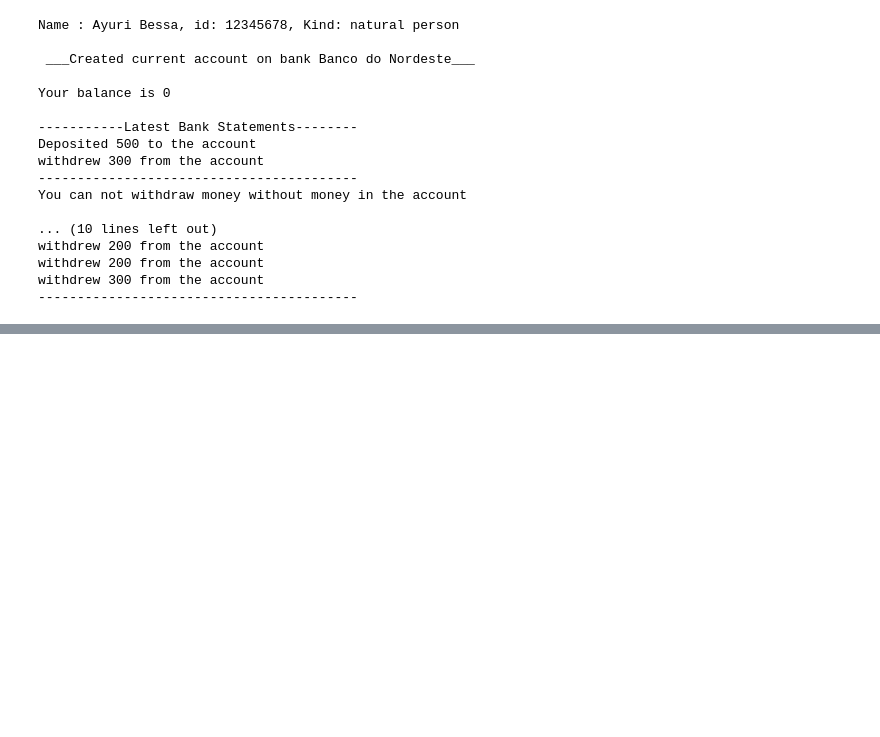
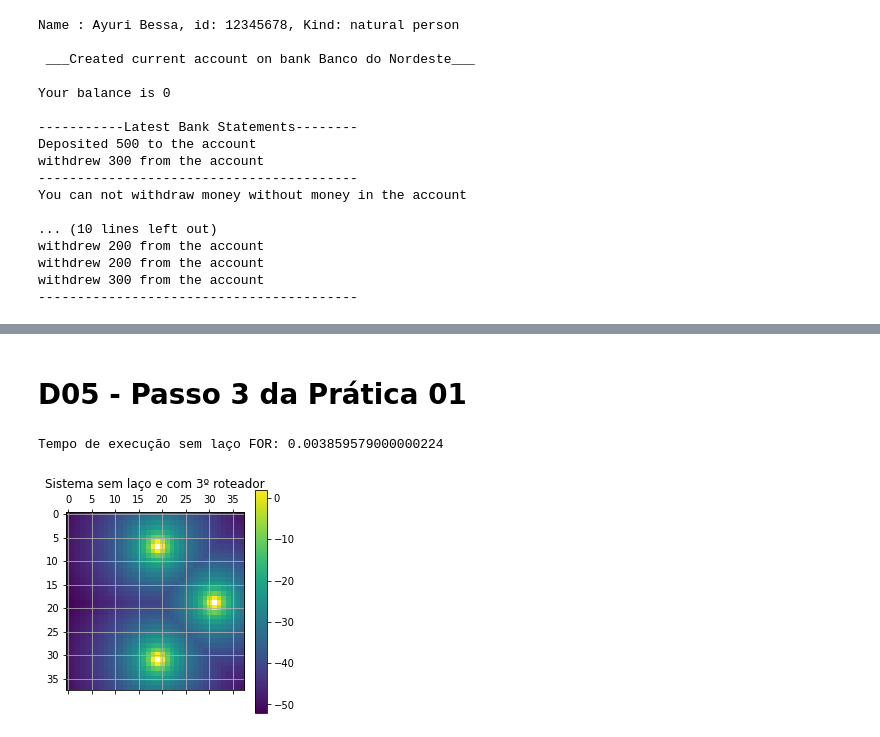
Before and after one commit to ayuribessa/DCO2002_2022-pr-ticas, a Jupyter notebook: Entrega_01.ipynb, the cells around one changed output, grey strips where cells are left out. Drawn from its saved outputs; the diff is of its cells as text; code cells hidden in the pictures; blank space fills up the shorter version.

```diff
--- a/Entrega_01.ipynb
+++ b/Entrega_01.ipynb
@@ -431,0 +453,67 @@ withdrew 300 from the account
+# %% [markdown]
+# D05 - Passo 3 da Prática 01
+# %%
+import warnings                        # Método para suprimir os avisos de exceções
+warnings.filterwarnings('ignore')      # Método para suprimir os avisos de exceções
+# Ex.: divisões por zero, que neste exemplo, não é um problema.
+
+import time                            # Importa a biblioteca para as funções relacionadas a contagem de tempo
+# Warning for Python version before 3.8:
+# start_time = time.clock()            # Primeira medição de tempo: inicia a contagem before Python 3.8 version
+start_time = time.process_time()       # Primeira medição de tempo: inicia a contagem for Python 3.8 version
+dPasso = 5                             # Resolução do grid: distância entre um passo e outro
+dDim = 200                             # Dimensão do grid
+nl = (dDim-2*dPasso)/dPasso + 1        # Número de pontos na medição
+import numpy as np                     # Importa biblioteca para cálculos numéricos
+
+x= np.arange(dPasso,dDim-dPasso,dPasso)
+y=np.arange(dPasso,dDim-dPasso,dPasso)
+X,Y = np.meshgrid(x,y)
+
+# Matrizes com posição de cada ponto do grid relativa a cada roteador
+pbs0 = X + 1j*Y - (dDim/2 + 0.8*dDim*1j)
+pbs1 = X + 1j*Y - (dDim/2 + 0.2*dDim*1j)
+pbs2 = X + 1j*Y - (dDim*0.8 + 0.5 *dDim*1j)
+# Cálculo da potência recebida em cada ponto do grid recebida de cada roteador
+pl0 = 10*np.log10(1/(np.absolute(pbs0)**4)/0.001)
+pl1 = 10*np.log10(1/(np.absolute(pbs1)**4)/0.001)
+pl2 = 10*np.log10(1/(np.absolute(pbs2)**4)/0.001)
+plf = np.maximum(pl0,pl1)
+plf2 = np.maximum(plf,pl2)
+
+
+# Medição de tempo de execução
+# stop_time = time.clock()            # Medição de tempo de execução: contagem before Python 3.8 version
+stop_time = time.process_time()       # Medição de tempo de execução contagem for Python 3.8 version
+# A criação das matrizes e dos laços são a parte de interesse do algoritmo
+# por isso a medição se encerra antes de fazermos a plotagem, que é meramente para visualização
+tempo_de_execucao = stop_time - start_time
+# Mostra tempo de execução na tela
+print("Tempo de execução sem laço FOR: "+str(tempo_de_execucao))
+
+from matplotlib import pyplot as plt   # Importa pyplot, que possui as funções essenciais para plotagem
+# plt.scatter(pbs0.real,pbs0.imag)       # Monta o plot do mapa de pontos do reteador 0
+# plt.title("Roteador 0")                # Configura o título do plot
+# plt.show()                             # Mostra o plot do mapa de pontos
+# plt.scatter(pbs1.real,pbs1.imag)       # Monta o plot do mapa de pontos do reteador 1
+# plt.title("Roteador 1")                # Configura o título do plot
+# plt.matshow(pl0)                       # Monta mapa de cores (colormap) para potência recebida do roteador 0
+# plt.grid()                             # Adiciona as linhas horizontais e verticais
+# plt.colorbar()                         # Adiciona a barra vertical com escala numérica das cores
+# # Título do mapa de cores (colormap) para potência recebida do roteador 0, incluindo tempo de execução
+# plt.title("Sistema com laço: "+ str(tempo_de_execucao)+ " segundos",y=1.1)
+# plt.matshow(pl1)                       # Monta mapa de cores (colormap) para potência recebida do roteador 0
+# plt.grid()                             # Adiciona as linhas horizontais e verticais
+# plt.colorbar()                         # Adiciona a barra vertical com escala numérica das cores
+# # Título do mapa de cores (colormap) para potência recebida do roteador 0, incluindo tempo de execução
+# plt.title("Sistema com laço: "+ str(tempo_de_execucao)+ " segundos",y=1.1)
+# Monta mapa de cores de melhor potência recebida em cada ponto do grid (melhor entre os dois roteadores)
+plt.matshow(plf2)
+plt.grid()                             # Adiciona as linhas horizontais e verticais
+plt.colorbar()                         # Adiciona a barra vertical com escala numérica das cores
+# Título do mapa de melhor potência recebida em cada ponto do grid (melhor entre os dois roteadores)
+plt.title("Sistema sem laço e com 3º roteador",y=1.1)
+plt.show()
+# %% [output]
+Tempo de execução sem laço FOR: 0.003859579000000224
+[figure, added]
```
Also changed, not shown: parts of 3 cells of this notebook.
